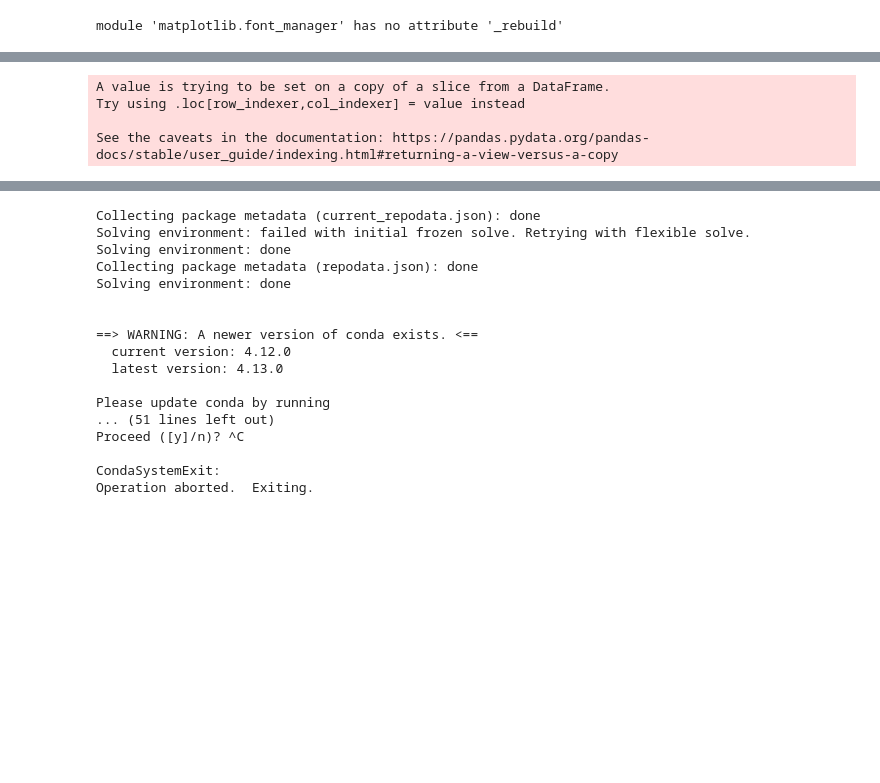
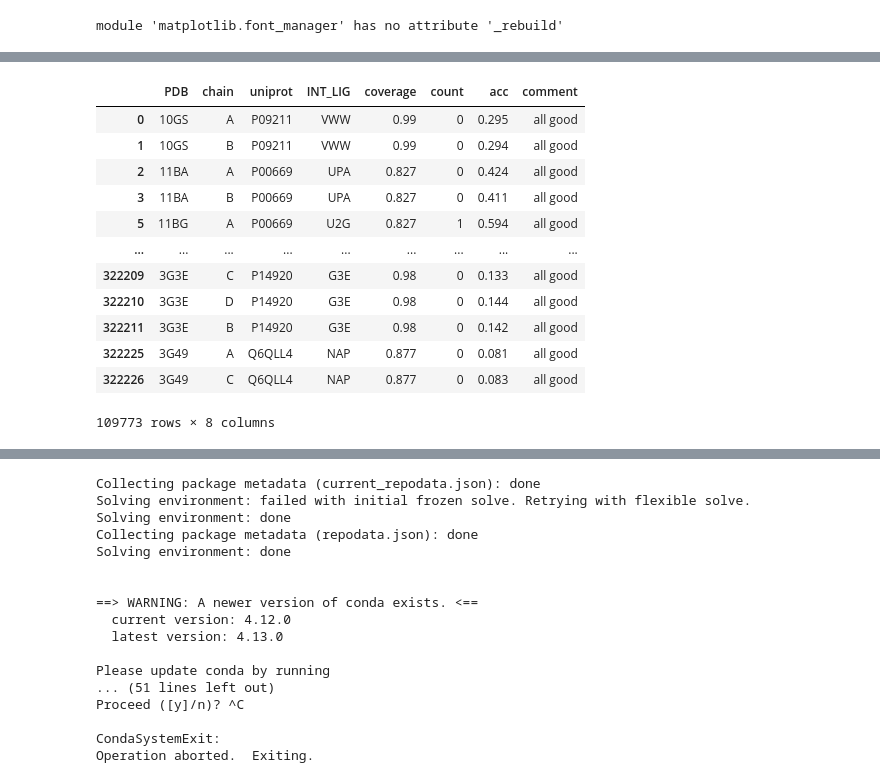
Before and after one commit to ersilia-os/osa-murd, a Jupyter notebook: notebooks/pocketvec_PDB.ipynb, the cells around one changed output, grey strips where cells are left out. Cells and saved outputs as stored; diff of their text form; code cells hidden in the pictures; blank space fills up the shorter version.

```diff
--- a/notebooks/pocketvec_PDB.ipynb
+++ b/notebooks/pocketvec_PDB.ipynb
@@ -292,8 +294,19 @@ All good: 96511
 # %%
-results = results.loc[(results['acc'].isnull() == False) & (results['comment'] == 'all good')]
+results = pd.DataFrame(results).loc[(results['acc'].isnull() == False) & (results['comment'] == 'all good')]
 results['acc'] = [float(i) for i in results['acc']]
-# %% [output]
-A value is trying to be set on a copy of a slice from a DataFrame.
-Try using .loc[row_indexer,col_indexer] = value instead
-
-See the caveats in the documentation: https://pandas.pydata.org/pandas-docs/stable/user_guide/indexing.html#returning-a-view-versus-a-copy
+# %%
+results
+# %% [output]
+|  | PDB | chain | uniprot | INT_LIG | coverage | count | acc | comment |
+| 0 | 10GS | A | P09211 | VWW | 0.99 | 0 | 0.295 | all good |
+| 1 | 10GS | B | P09211 | VWW | 0.99 | 0 | 0.294 | all good |
+| 2 | 11BA | A | P00669 | UPA | 0.827 | 0 | 0.424 | all good |
+| 3 | 11BA | B | P00669 | UPA | 0.827 | 0 | 0.411 | all good |
+| 5 | 11BG | A | P00669 | U2G | 0.827 | 1 | 0.594 | all good |
+| ... | ... | ... | ... | ... | ... | ... | ... | ... |
+| 322209 | 3G3E | C | P14920 | G3E | 0.98 | 0 | 0.133 | all good |
+| 322210 | 3G3E | D | P14920 | G3E | 0.98 | 0 | 0.144 | all good |
+| 322211 | 3G3E | B | P14920 | G3E | 0.98 | 0 | 0.142 | all good |
+| 322225 | 3G49 | A | Q6QLL4 | NAP | 0.877 | 0 | 0.081 | all good |
+| 322226 | 3G49 | C | Q6QLL4 | NAP | 0.877 | 0 | 0.083 | all good |
+109773 rows × 8 columns
```
Also changed, not shown: parts of 33 cells of this notebook, 23 other files.
